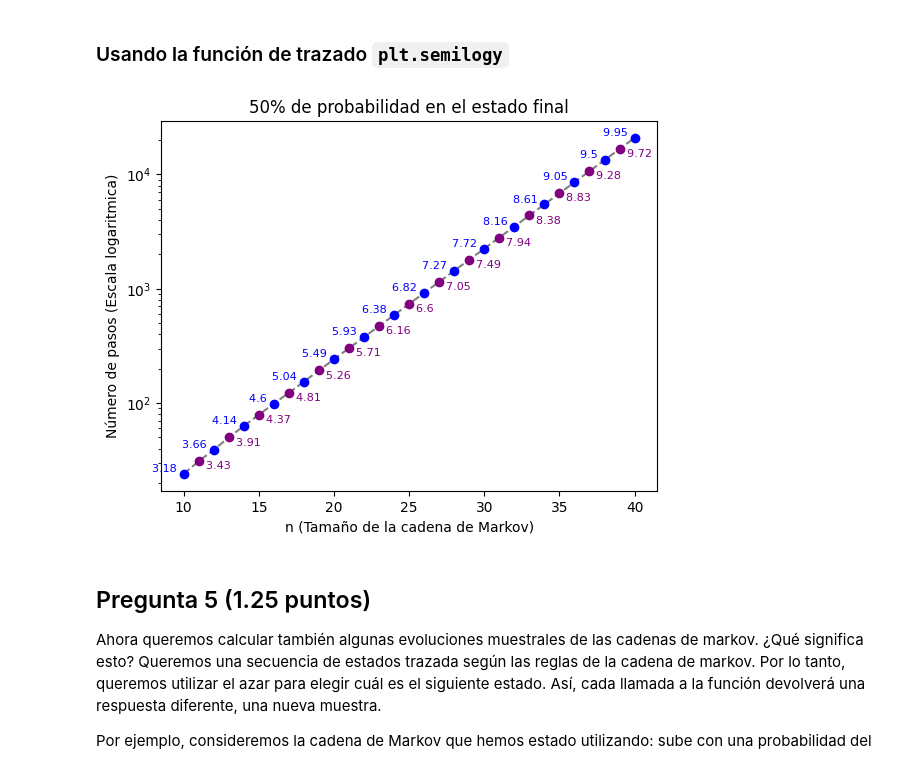
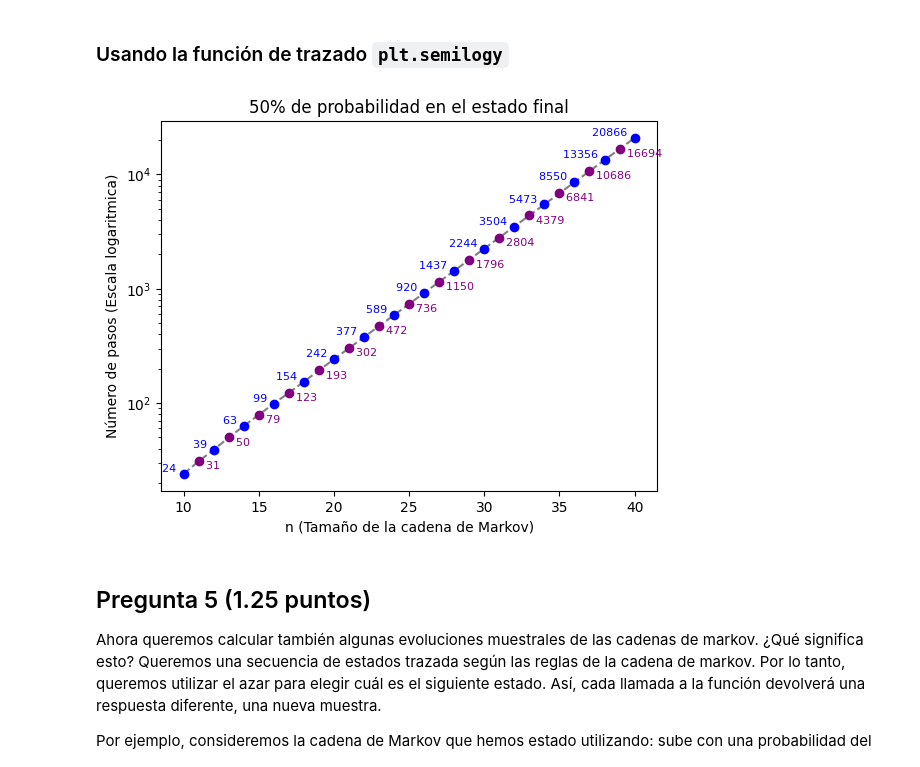
Before and after one commit to jesuusmontalvo/MIA_2024II_PML, a Jupyter notebook: Parcial/enunciadov1.2/notebook/parcialv1_4.ipynb, the cells around one changed output. Saved outputs shown, nothing was run; the diff lists cells and outputs as text; code cells hidden in the pictures.

```diff
--- a/Parcial/enunciadov1.2/notebook/parcialv1_4.ipynb
+++ b/Parcial/enunciadov1.2/notebook/parcialv1_4.ipynb
@@ -294,25 +294,23 @@ plt.show()
 # %% [markdown]
 ### Usando la función de trazado `plt.semilogy`
 # %%
-import math
-
 plt.semilogy(valores_n, numero_pasos, color="gray", linestyle="--")
 
 for i, value in enumerate(numero_pasos):
     if i % 2 == 0:
-        plt.text(valores_n[i], value, f"{round(math.log(value),2)}  ", fontsize=8, ha="right", va="bottom", color="blue")
+        plt.text(valores_n[i], value, f"{value}  ", fontsize=8, ha="right", va="bottom", color="blue")
         plt.semilogy(valores_n[i], value, marker="o", color="blue", linestyle="")
     else:
-        plt.text(valores_n[i], value, f"  {round(math.log(value),2)}", fontsize=8, ha="left", va="top", color="purple")
+        plt.text(valores_n[i], value, f"  {value}", fontsize=8, ha="left", va="top", color="purple")
         plt.semilogy(valores_n[i], value, marker="o", color="purple", linestyle="")
 
 plt.title("50% de probabilidad en el estado final")
 plt.xlabel("n (Tamaño de la cadena de Markov)")
 plt.ylabel("Número de pasos (Escala logaritmica)")
 plt.savefig("qsn4c_semilogy.png")
 plt.show()
 # %% [output]
-[figure, old version]
+[figure, new version]
 # %% [markdown]
 ## Pregunta 5 (1.25 puntos)
 
```
Also changed, not shown: parts of 5 cells of this notebook, 2 other files.
